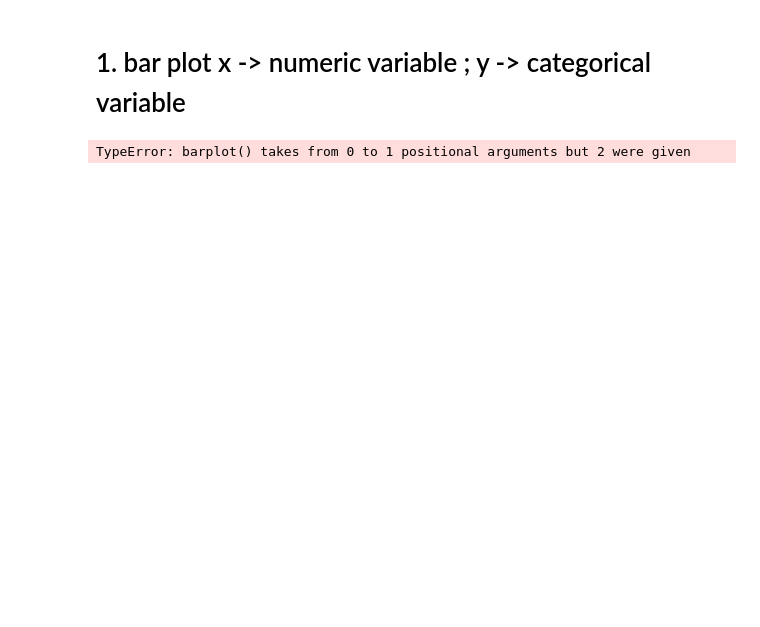
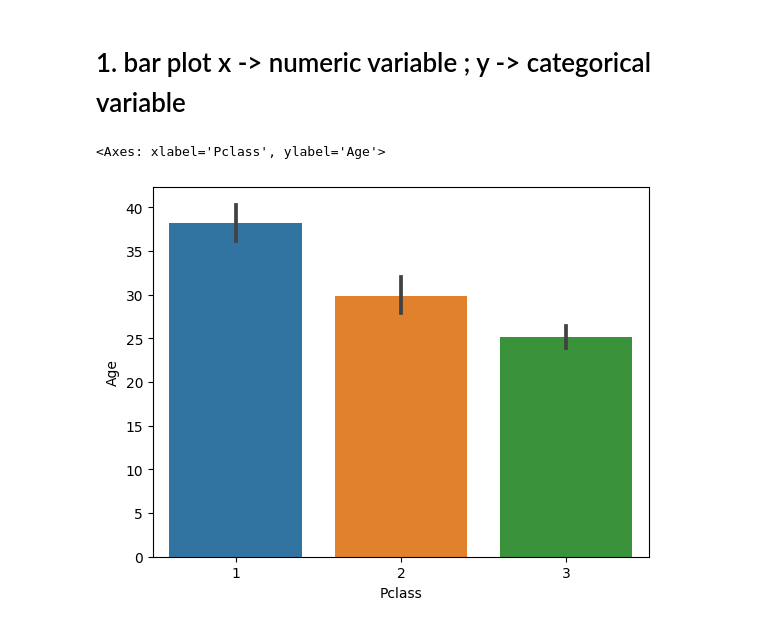
Before and after one commit to sankar0453/statistics, a Jupyter notebook: EDA_FSDM.ipynb, the cells around one changed output. Saved outputs shown, nothing was run; the diff lists cells and outputs as text; code cells hidden in the pictures; blank space fills up the shorter version.

```diff
--- a/EDA_FSDM.ipynb
+++ b/EDA_FSDM.ipynb
@@ -370,6 +371,7 @@ TypeError: scatterplot() takes from 0 to 1 positional arguments but 2 positional
 # %% [markdown]
 # 1. bar plot x -> numeric variable ; y -> categorical variable
 # %%
-sns.barplot(titanc["Pclass"].values ,titanc["Age"].index )
+sns.barplot(titanc,x="Pclass",y="Age" )
 # %% [output]
-TypeError: barplot() takes from 0 to 1 positional arguments but 2 were given
+<Axes: xlabel='Pclass', ylabel='Age'>
+[figure, added]
```
Also changed, not shown: parts of 14 cells of this notebook, 4 other files.
